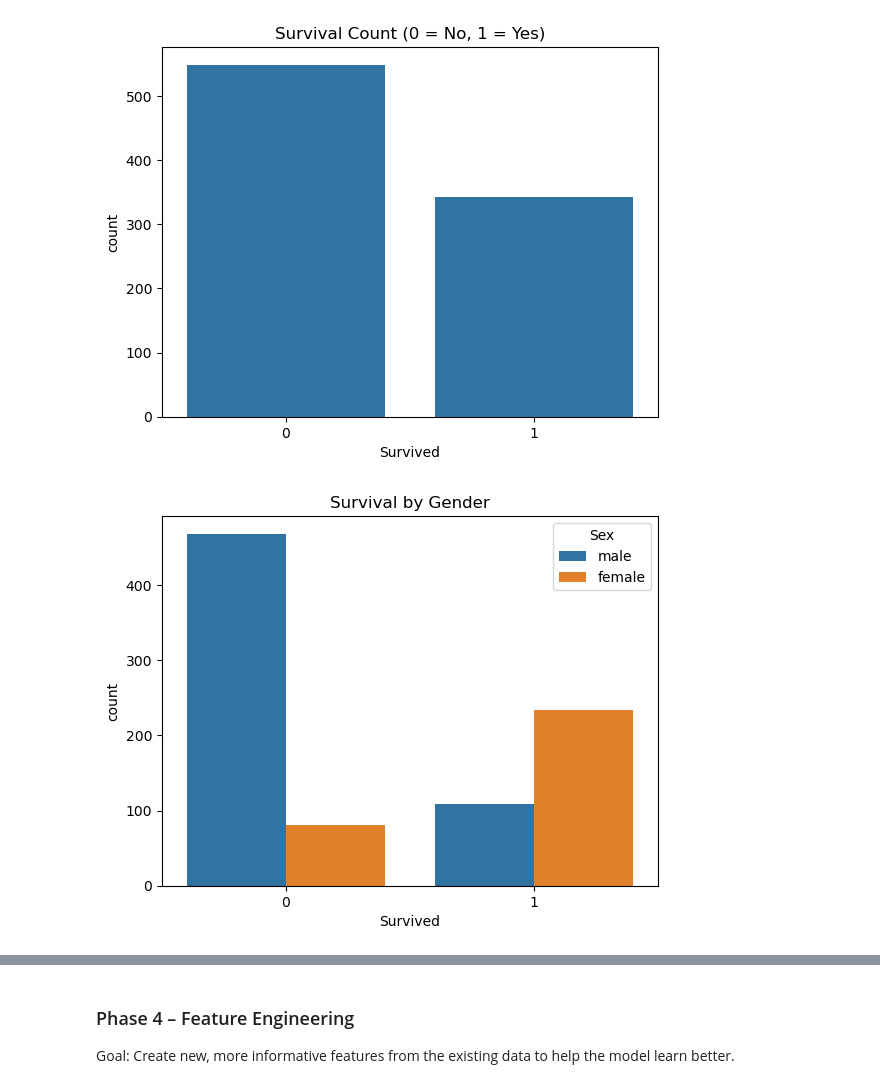
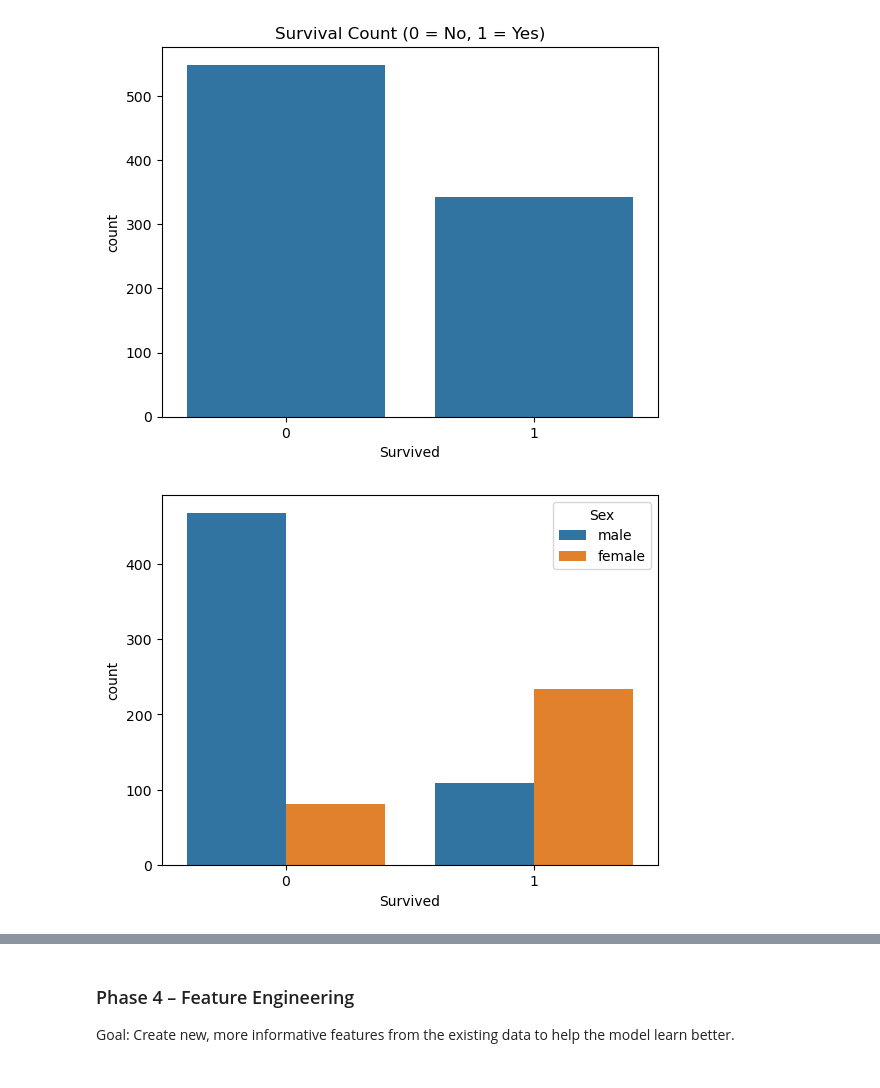
Before and after one commit to harshini2000-dev/Titanic_ML, a Jupyter notebook: Titanic_nb.ipynb, the cells around one changed output, grey strips where cells are left out. Cells and saved outputs as stored; diff of their text form; code cells hidden in the pictures.

```diff
--- a/Titanic_nb.ipynb
+++ b/Titanic_nb.ipynb
@@ -218,7 +223,7 @@ plt.show()
 # %%
 # 2. Survival by gender
 sns.countplot(x='Survived', hue='Sex', data=df)
-plt.title('Survival by Gender')
+plt.title= 'Survival by Gender'
 plt.show()
 # %% [output]
-[figure, old version]
+[figure, new version]
```
Also changed, not shown: parts of 44 cells of this notebook, 1 other file.
